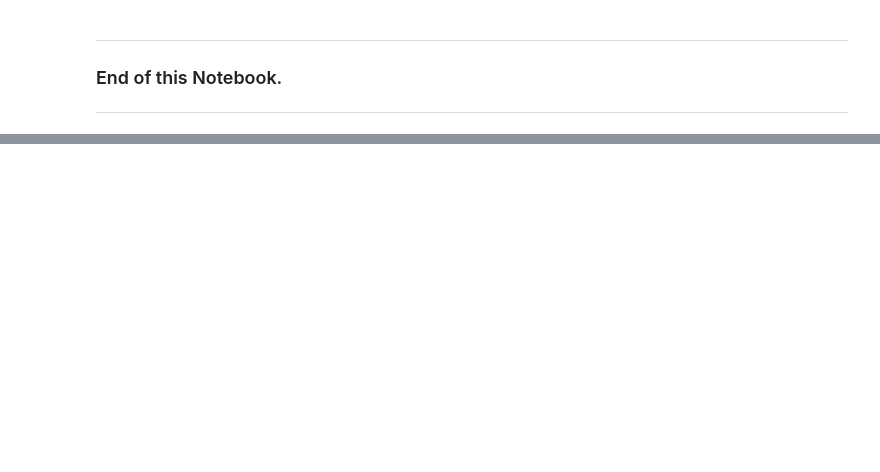
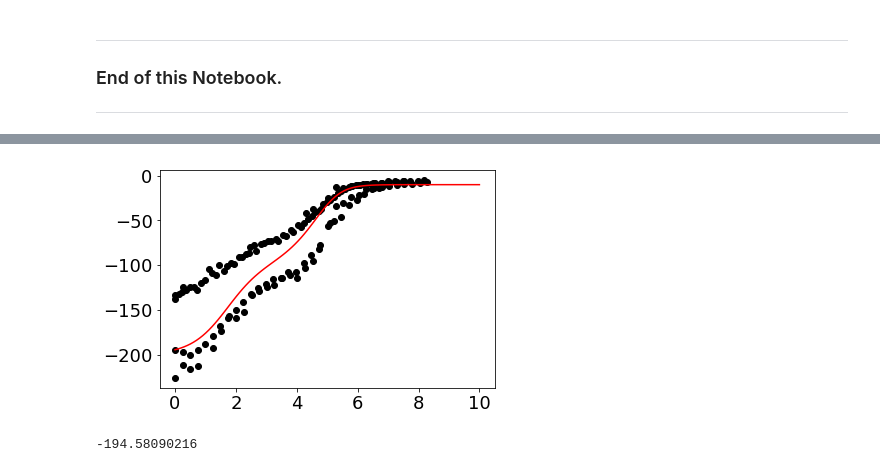
Before and after one commit to quantumjot/PyFolding, a Jupyter notebook: notebooks/SI8_FoldingModels3.ipynb, the cells around one changed output, grey strips where cells are left out. Cells and saved outputs as stored; diff of their text form; code cells hidden in the pictures; blank space fills up the shorter version.

```diff
--- a/notebooks/SI8_FoldingModels3.ipynb
+++ b/notebooks/SI8_FoldingModels3.ipynb
@@ -219,0 +221,26 @@ plt.show()
+# %%
+## TRY SIMULATING IT WITH BEST FIT VALUES....
+
+DG1 = 1.7
+DG2 = 5.
+m1 = 1.
+m2 = 1.7
+Y_N = -200
+Y_I = -100
+Y_D = -10
+Pt = 80
+
+x = np.linspace(0.,10.,100)
+m = models.ThreeStateDimericIEquilibrium()
+y = m(x, DG1, m1, DG2, m2, Y_N, Y_I, Y_D, Pt)
+
+plt.figure()
+for i, p in enumerate(proteins):
+    plt.plot(p.x, p.y, 'ko')
+plt.plot(x,y,'r-')
+# plt.ylim([-200,100])
+plt.show()
+print y[0]
+# %% [output]
+[figure, added]
+-194.58090216
```
Also changed, not shown: parts of 6 cells of this notebook, 1 other file.
